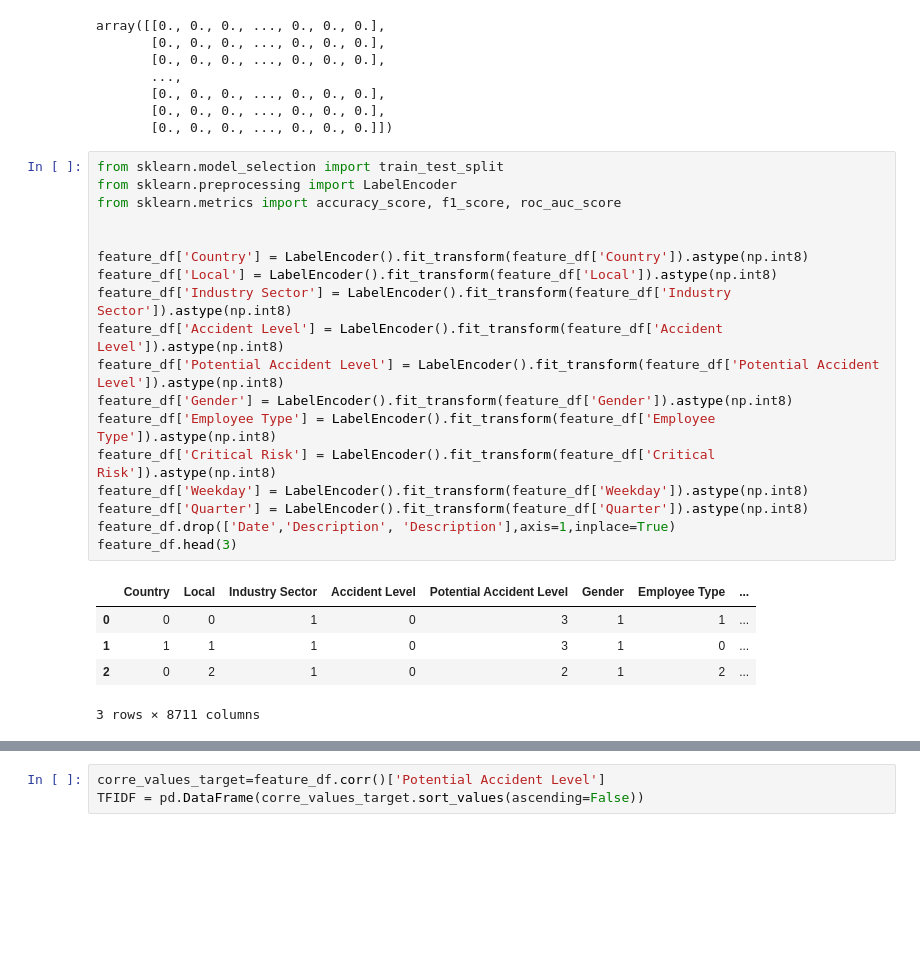
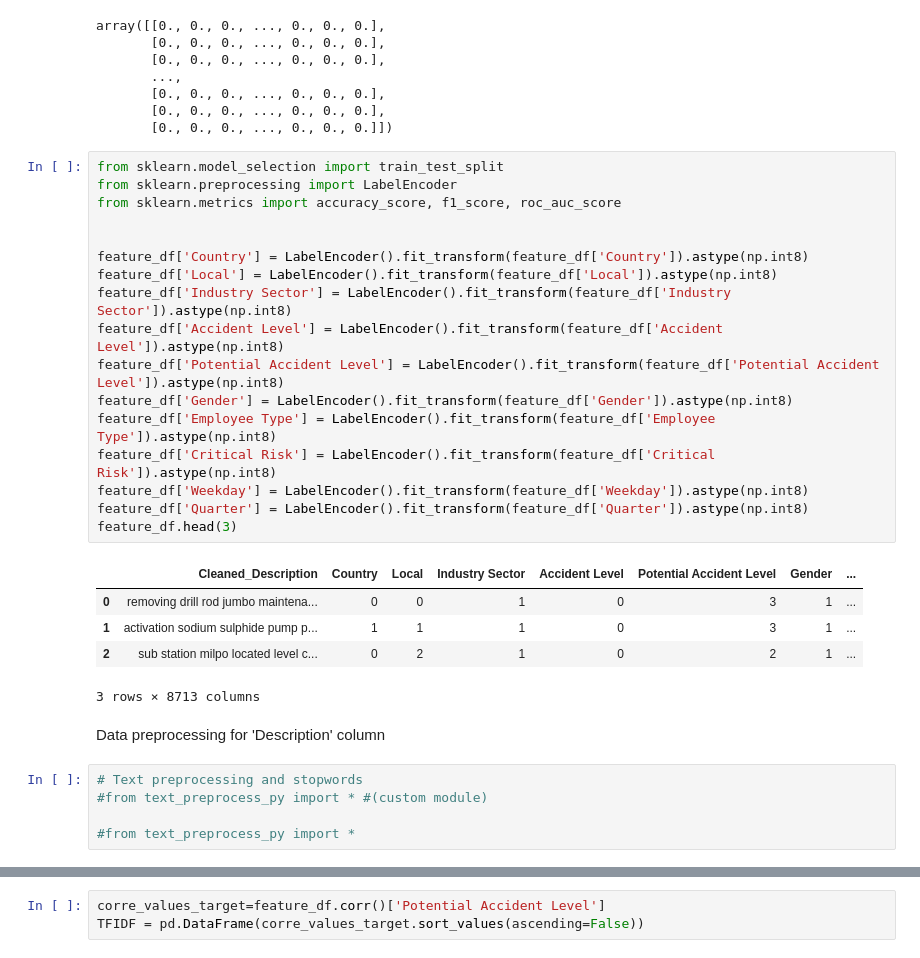
Before and after one commit to SelvamRaju/AI-ML-Capstone-Project-NLP-Chatbot, a Jupyter notebook: GL_Capstone_ChatBot_Final.ipynb, the cells around one changed output, grey strips where cells are left out. Saved outputs shown, nothing was run; the diff lists cells and outputs as text; blank space fills up the shorter version.

```diff
--- a/GL_Capstone_ChatBot_Final.ipynb
+++ b/GL_Capstone_ChatBot_Final.ipynb
@@ -1006,24 +941,30 @@ array([[0., 0., 0., ..., 0., 0., 0.],
 # %%
 from sklearn.model_selection import train_test_split
 from sklearn.preprocessing import LabelEncoder
 from sklearn.metrics import accuracy_score, f1_score, roc_auc_score
 
 
 feature_df['Country'] = LabelEncoder().fit_transform(feature_df['Country']).astype(np.int8)
 feature_df['Local'] = LabelEncoder().fit_transform(feature_df['Local']).astype(np.int8)
 feature_df['Industry Sector'] = LabelEncoder().fit_transform(feature_df['Industry Sector']).astype(np.int8)
 feature_df['Accident Level'] = LabelEncoder().fit_transform(feature_df['Accident Level']).astype(np.int8)
 feature_df['Potential Accident Level'] = LabelEncoder().fit_transform(feature_df['Potential Accident Level']).astype(np.int8)
 feature_df['Gender'] = LabelEncoder().fit_transform(feature_df['Gender']).astype(np.int8)
 feature_df['Employee Type'] = LabelEncoder().fit_transform(feature_df['Employee Type']).astype(np.int8)
 feature_df['Critical Risk'] = LabelEncoder().fit_transform(feature_df['Critical Risk']).astype(np.int8)
 feature_df['Weekday'] = LabelEncoder().fit_transform(feature_df['Weekday']).astype(np.int8)
 feature_df['Quarter'] = LabelEncoder().fit_transform(feature_df['Quarter']).astype(np.int8)
-feature_df.drop(['Date','Description', 'Description'],axis=1,inplace=True)
 feature_df.head(3)
 # %% [output]
-|  | Country | Local | Industry Sector | Accident Level | Potential Accident Level | Gender | Employee Type | ... |
-| 0 | 0 | 0 | 1 | 0 | 3 | 1 | 1 | ... |
-| 1 | 1 | 1 | 1 | 0 | 3 | 1 | 0 | ... |
-| 2 | 0 | 2 | 1 | 0 | 2 | 1 | 2 | ... |
+|  | Cleaned_Description | Country | Local | Industry Sector | Accident Level | Potential Accident Level | Gender | ... |
+| 0 | removing drill rod jumbo maintena... | 0 | 0 | 1 | 0 | 3 | 1 | ... |
+| 1 | activation sodium sulphide pump p... | 1 | 1 | 1 | 0 | 3 | 1 | ... |
+| 2 | sub station milpo located level c... | 0 | 2 | 1 | 0 | 2 | 1 | ... |
-3 rows × 8711 columns
+3 rows × 8713 columns
+# %% [markdown]
+Data preprocessing for 'Description' column
+# %%
+# Text preprocessing and stopwords
+#from text_preprocess_py import * #(custom module)
+
+#from text_preprocess_py import *
```
Also changed, not shown: parts of 71 cells of this notebook.
